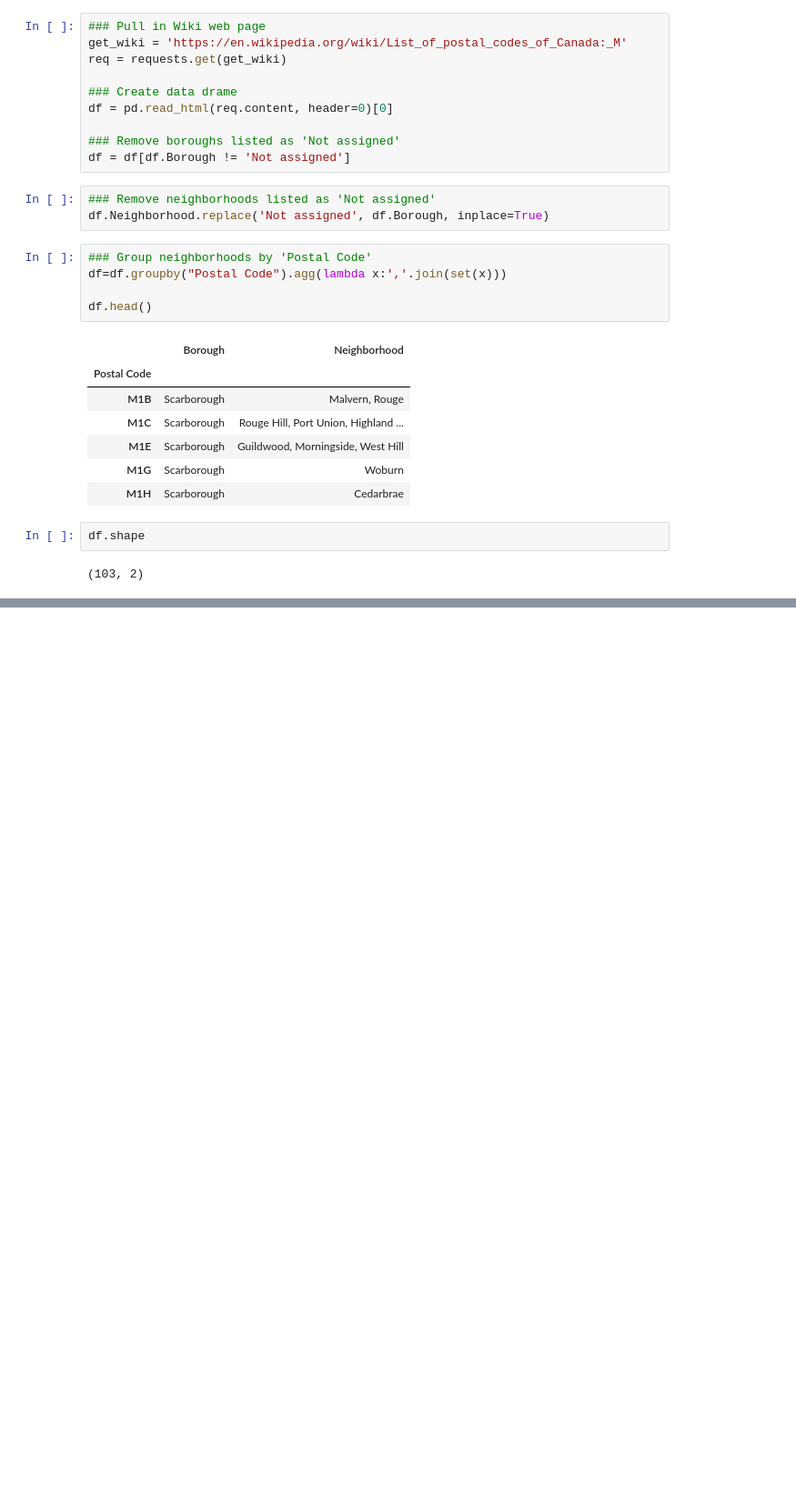
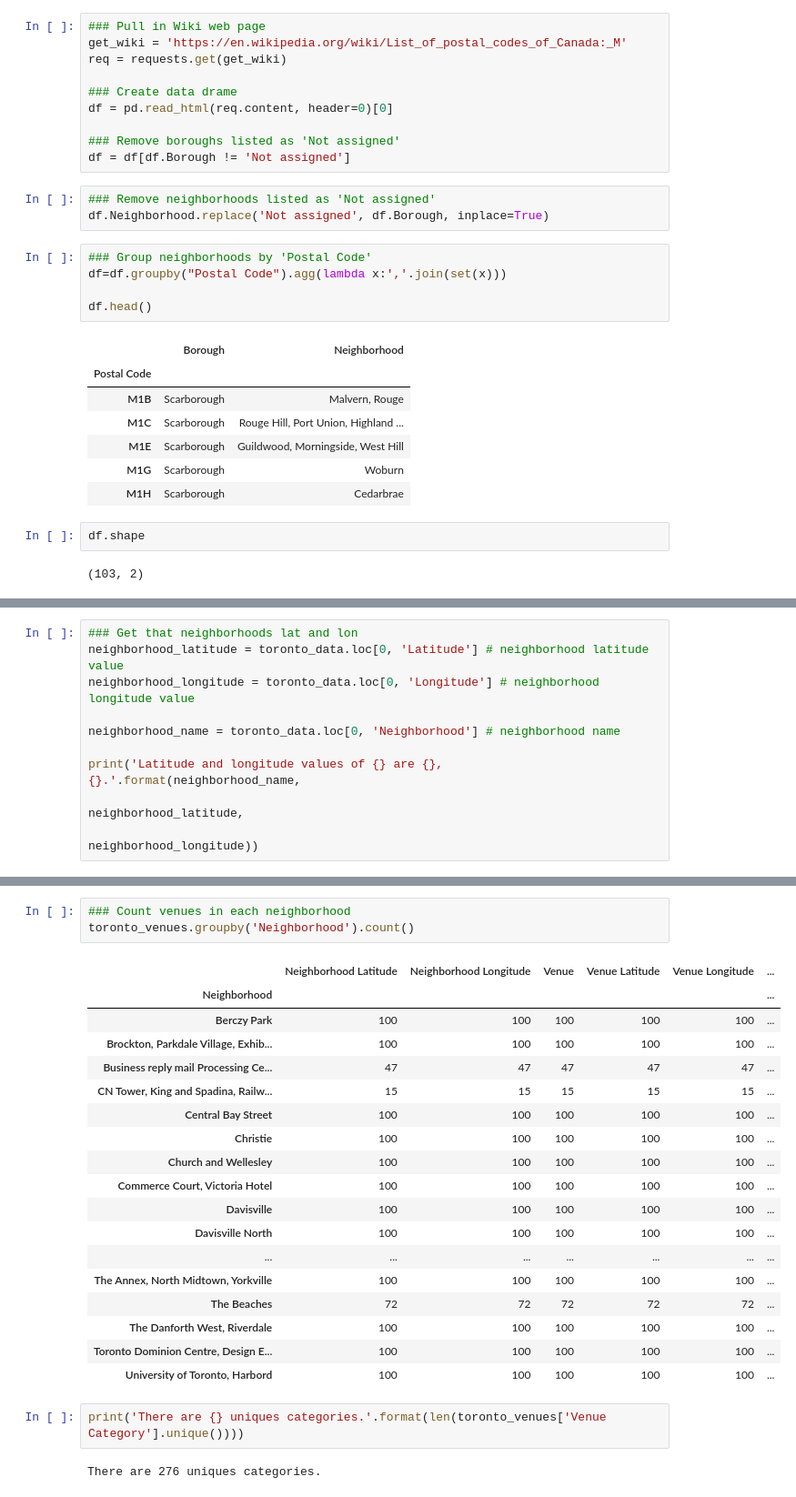
Before and after one commit to bpbell19/Cousera_Capstone, a Jupyter notebook: Segmenting and Clustering Neighborhoods in Toronto.ipynb, the cells around one changed output, grey strips where cells are left out. Shown at 91% size. Saved outputs shown, nothing was run; the diff lists cells and outputs as text; blank space fills up the shorter version.

```diff
--- a/Segmenting and Clustering Neighborhoods in Toronto.ipynb
+++ b/Segmenting and Clustering Neighborhoods in Toronto.ipynb
@@ -35,0 +137,10 @@ df.shape
+# %%
+### Get that neighborhoods lat and lon
+neighborhood_latitude = toronto_data.loc[0, 'Latitude'] # neighborhood latitude value
+neighborhood_longitude = toronto_data.loc[0, 'Longitude'] # neighborhood longitude value
+
+neighborhood_name = toronto_data.loc[0, 'Neighborhood'] # neighborhood name
+
+print('Latitude and longitude values of {} are {}, {}.'.format(neighborhood_name,
+                                                               neighborhood_latitude,
+                                                               neighborhood_longitude))
@@ -35,0 +308,26 @@ df.shape
+# %%
+### Count venues in each neighborhood
+toronto_venues.groupby('Neighborhood').count()
+# %% [output]
+|  | Neighborhood Latitude | Neighborhood Longitude | Venue | Venue Latitude | Venue Longitude | ... |
+| Neighborhood |  |  |  |  |  | ... |
+| Berczy Park | 100 | 100 | 100 | 100 | 100 | ... |
+| Brockton, Parkdale Village, Exhib... | 100 | 100 | 100 | 100 | 100 | ... |
+| Business reply mail Processing Ce... | 47 | 47 | 47 | 47 | 47 | ... |
+| CN Tower, King and Spadina, Railw... | 15 | 15 | 15 | 15 | 15 | ... |
+| Central Bay Street | 100 | 100 | 100 | 100 | 100 | ... |
+| Christie | 100 | 100 | 100 | 100 | 100 | ... |
+| Church and Wellesley | 100 | 100 | 100 | 100 | 100 | ... |
+| Commerce Court, Victoria Hotel | 100 | 100 | 100 | 100 | 100 | ... |
+| Davisville | 100 | 100 | 100 | 100 | 100 | ... |
+| Davisville North | 100 | 100 | 100 | 100 | 100 | ... |
+| ... | ... | ... | ... | ... | ... | ... |
+| The Annex, North Midtown, Yorkville | 100 | 100 | 100 | 100 | 100 | ... |
+| The Beaches | 72 | 72 | 72 | 72 | 72 | ... |
+| The Danforth West, Riverdale | 100 | 100 | 100 | 100 | 100 | ... |
+| Toronto Dominion Centre, Design E... | 100 | 100 | 100 | 100 | 100 | ... |
+| University of Toronto, Harbord | 100 | 100 | 100 | 100 | 100 | ... |
+# %%
+print('There are {} uniques categories.'.format(len(toronto_venues['Venue Category'].unique())))
+# %% [output]
+There are 276 uniques categories.
```
Also changed, not shown: parts of 36 cells of this notebook.
